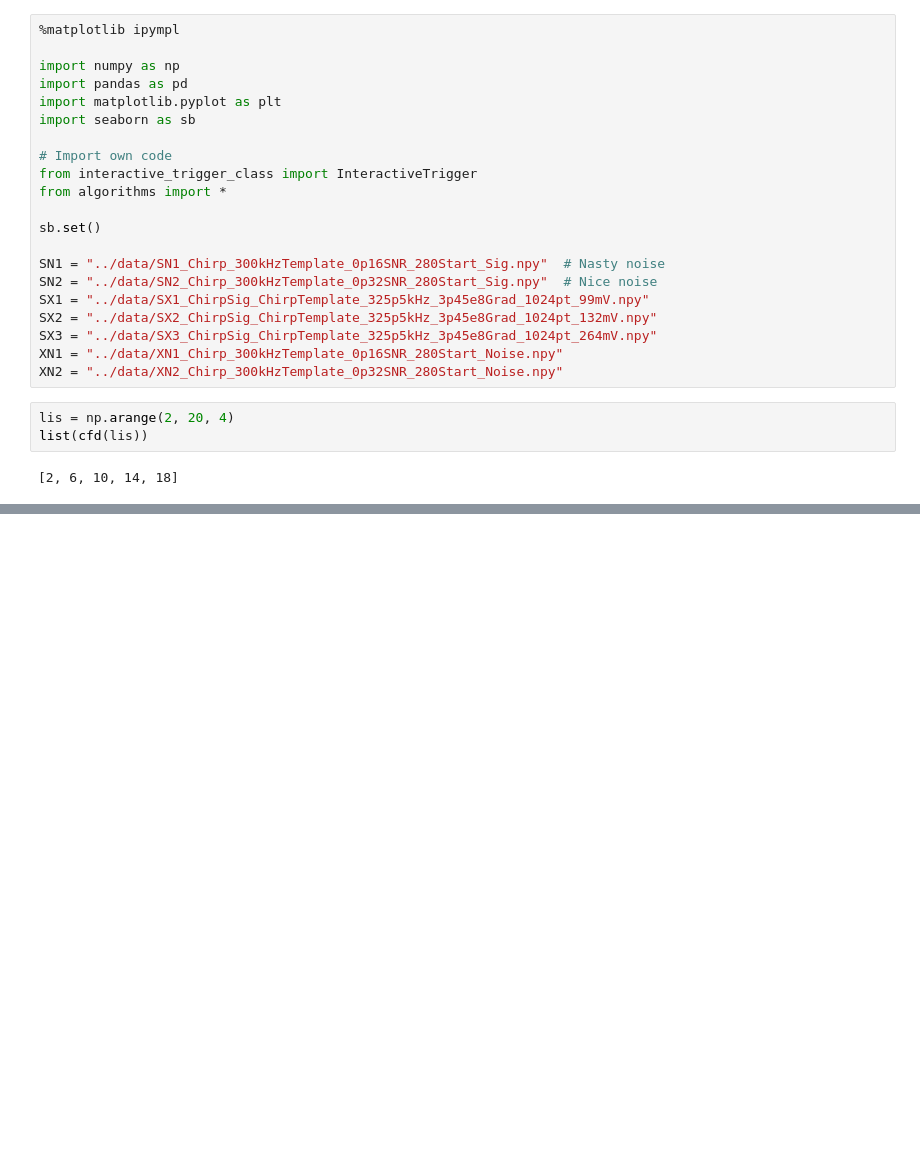
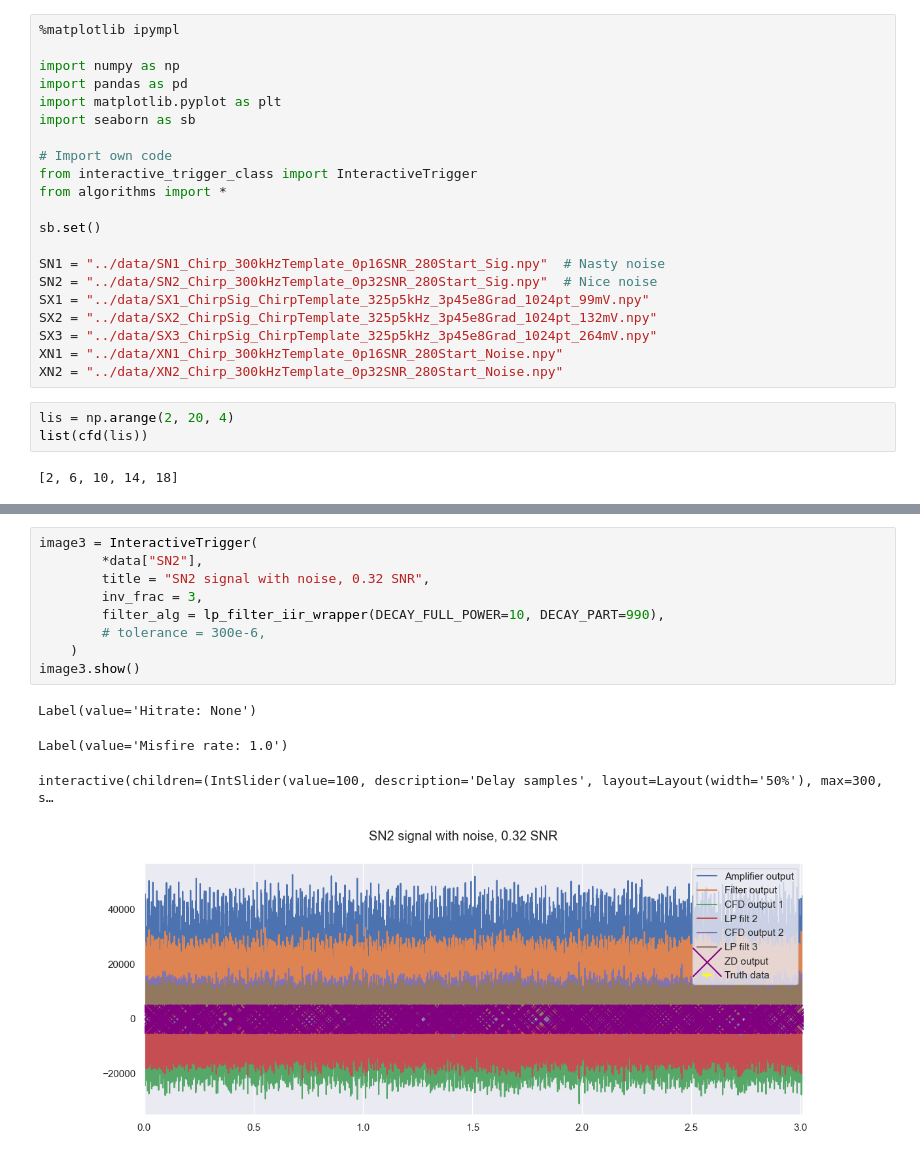
Before and after one commit to roysiu-gh/qtnm-trigger-cfd, a Jupyter notebook: analysis/visualisation.ipynb, the cells around one changed output, grey strips where cells are left out. Saved outputs shown, nothing was run; the diff lists cells and outputs as text; blank space fills up the shorter version.

Commit message:
Add third filter.

```diff
--- a/analysis/visualisation.ipynb
+++ b/analysis/visualisation.ipynb
@@ -127,0 +113,14 @@ interactive(children=(IntSlider(value=100, description='Delay samples', layout=L
+# %%
+image3 = InteractiveTrigger(
+        *data["SN2"],
+        title = "SN2 signal with noise, 0.32 SNR",
+        inv_frac = 3,
+        filter_alg = lp_filter_iir_wrapper(DECAY_FULL_POWER=10, DECAY_PART=990),
+        # tolerance = 300e-6,
+    )
+image3.show()
+# %% [output]
+Label(value='Hitrate: None')
+Label(value='Misfire rate: 1.0')
+interactive(children=(IntSlider(value=100, description='Delay samples', layout=Layout(width='50%'), max=300, s…
+[figure, added]
```
Also changed, not shown: parts of 7 cells of this notebook, 3 other files.
